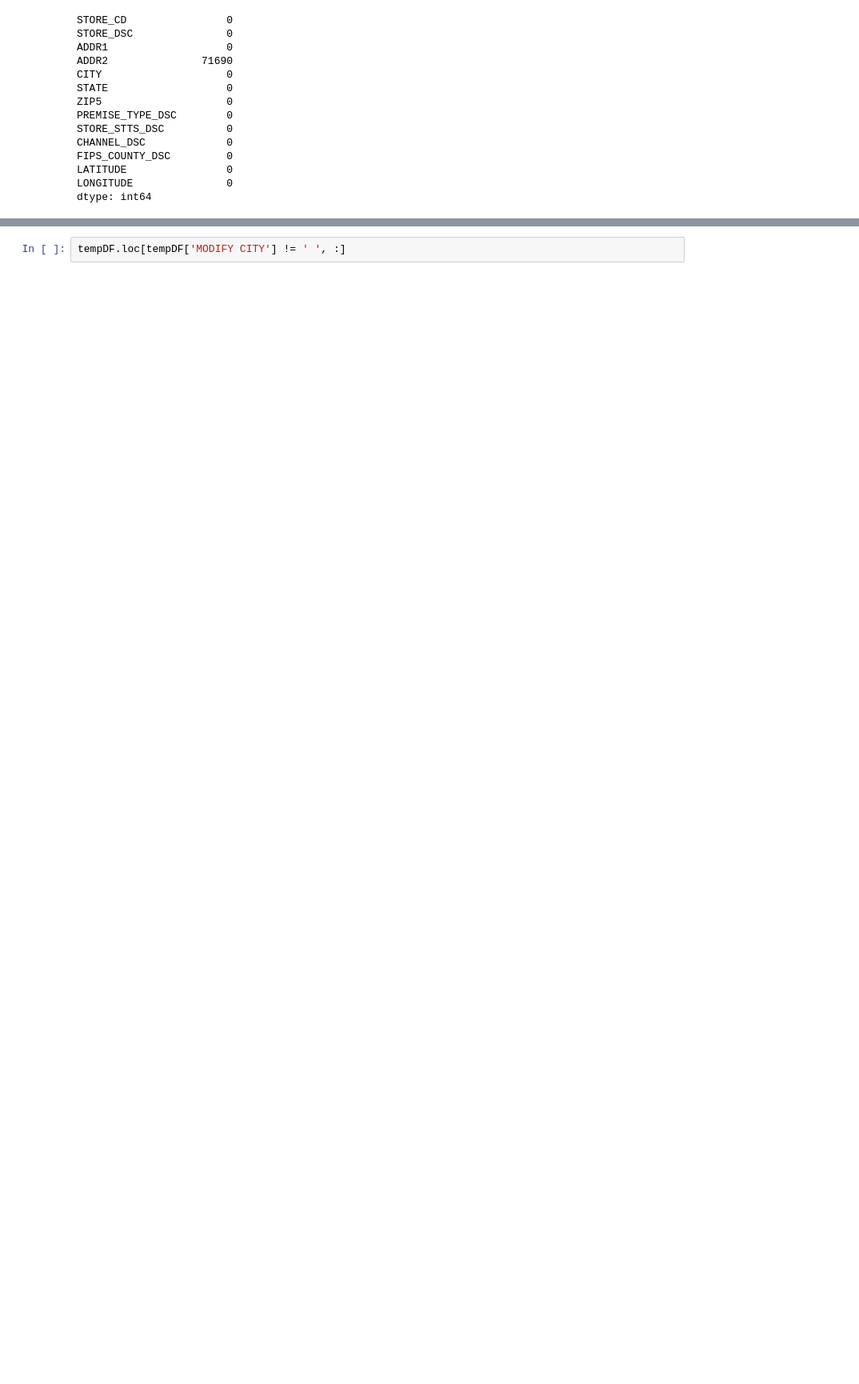
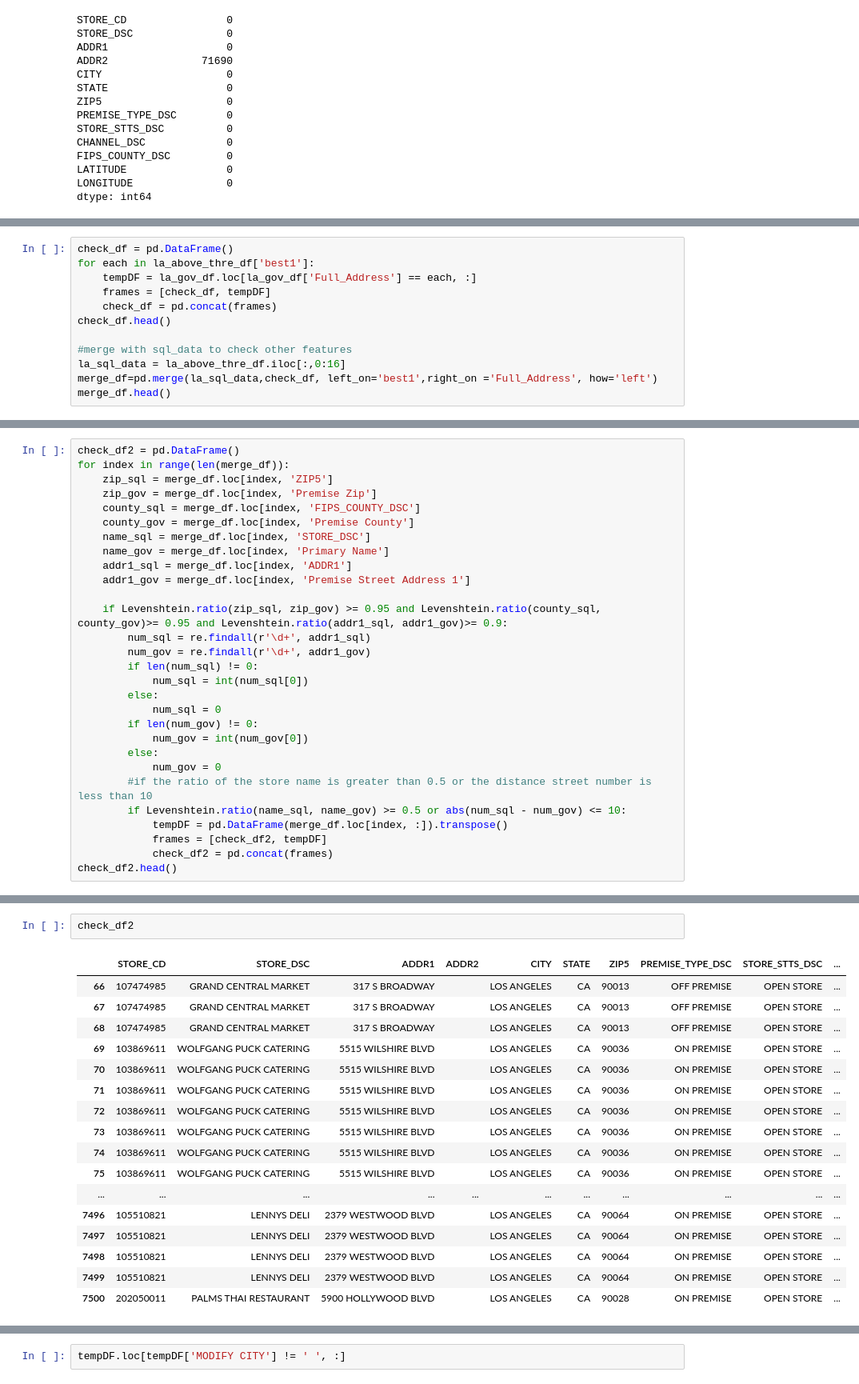
Before and after one commit to snowCbrands/1st_Repo, a Jupyter notebook: California LicenseV2.ipynb, the cells around one changed output, grey strips where cells are left out. Shown: that part at 80% size. Saved outputs shown, nothing was run; the diff lists cells and outputs as text; blank space fills up the shorter version.

```diff
--- a/California LicenseV2.ipynb
+++ b/California LicenseV2.ipynb
@@ -377,0 +804,12 @@ print(end-start)
+# %%
+check_df = pd.DataFrame()
+for each in la_above_thre_df['best1']:
+    tempDF = la_gov_df.loc[la_gov_df['Full_Address'] == each, :]
+    frames = [check_df, tempDF]
+    check_df = pd.concat(frames)
+check_df.head()
+
+#merge with sql_data to check other features
+la_sql_data = la_above_thre_df.iloc[:,0:16]
+merge_df=pd.merge(la_sql_data,check_df, left_on='best1',right_on ='Full_Address', how='left')
+merge_df.head()
@@ -377,0 +824,29 @@ print(end-start)
+# %%
+check_df2 = pd.DataFrame()
+for index in range(len(merge_df)):
+    zip_sql = merge_df.loc[index, 'ZIP5']
+    zip_gov = merge_df.loc[index, 'Premise Zip']
+    county_sql = merge_df.loc[index, 'FIPS_COUNTY_DSC']
+    county_gov = merge_df.loc[index, 'Premise County']
+    name_sql = merge_df.loc[index, 'STORE_DSC']
+    name_gov = merge_df.loc[index, 'Primary Name']
+    addr1_sql = merge_df.loc[index, 'ADDR1']
+    addr1_gov = merge_df.loc[index, 'Premise Street Address 1']
+
+    if Levenshtein.ratio(zip_sql, zip_gov) >= 0.95 and Levenshtein.ratio(county_sql, county_gov)>= 0.95 and Levenshtein.ratio(addr1_sql, addr1_gov)>= 0.9:
+        num_sql = re.findall(r'\d+', addr1_sql)
+        num_gov = re.findall(r'\d+', addr1_gov)
+        if len(num_sql) != 0:
+            num_sql = int(num_sql[0])
+        else:
+            num_sql = 0
+        if len(num_gov) != 0:
+            num_gov = int(num_gov[0])
+        else:
+            num_gov = 0
+        #if the ratio of the store name is greater than 0.5 or the distance street number is less than 10
+        if Levenshtein.ratio(name_sql, name_gov) >= 0.5 or abs(num_sql - num_gov) <= 10:
+            tempDF = pd.DataFrame(merge_df.loc[index, :]).transpose()
+            frames = [check_df2, tempDF]
+            check_df2 = pd.concat(frames)
+check_df2.head()
@@ -377,0 +866,20 @@ print(end-start)
+# %%
+check_df2
+# %% [output]
+|  | STORE_CD | STORE_DSC | ADDR1 | ADDR2 | CITY | STATE | ZIP5 | PREMISE_TYPE_DSC | STORE_STTS_DSC | ... |
+| 66 | 107474985 | GRAND CENTRAL MARKET | 317 S BROADWAY |  | LOS ANGELES | CA | 90013 | OFF PREMISE | OPEN STORE | ... |
+| 67 | 107474985 | GRAND CENTRAL MARKET | 317 S BROADWAY |  | LOS ANGELES | CA | 90013 | OFF PREMISE | OPEN STORE | ... |
+| 68 | 107474985 | GRAND CENTRAL MARKET | 317 S BROADWAY |  | LOS ANGELES | CA | 90013 | OFF PREMISE | OPEN STORE | ... |
+| 69 | 103869611 | WOLFGANG PUCK CATERING | 5515 WILSHIRE BLVD |  | LOS ANGELES | CA | 90036 | ON PREMISE | OPEN STORE | ... |
+| 70 | 103869611 | WOLFGANG PUCK CATERING | 5515 WILSHIRE BLVD |  | LOS ANGELES | CA | 90036 | ON PREMISE | OPEN STORE | ... |
+| 71 | 103869611 | WOLFGANG PUCK CATERING | 5515 WILSHIRE BLVD |  | LOS ANGELES | CA | 90036 | ON PREMISE | OPEN STORE | ... |
+| 72 | 103869611 | WOLFGANG PUCK CATERING | 5515 WILSHIRE BLVD |  | LOS ANGELES | CA | 90036 | ON PREMISE | OPEN STORE | ... |
+| 73 | 103869611 | WOLFGANG PUCK CATERING | 5515 WILSHIRE BLVD |  | LOS ANGELES | CA | 90036 | ON PREMISE | OPEN STORE | ... |
+| 74 | 103869611 | WOLFGANG PUCK CATERING | 5515 WILSHIRE BLVD |  | LOS ANGELES | CA | 90036 | ON PREMISE | OPEN STORE | ... |
+| 75 | 103869611 | WOLFGANG PUCK CATERING | 5515 WILSHIRE BLVD |  | LOS ANGELES | CA | 90036 | ON PREMISE | OPEN STORE | ... |
+| ... | ... | ... | ... | ... | ... | ... | ... | ... | ... | ... |
+| 7496 | 105510821 | LENNYS DELI | 2379 WESTWOOD BLVD |  | LOS ANGELES | CA | 90064 | ON PREMISE | OPEN STORE | ... |
+| 7497 | 105510821 | LENNYS DELI | 2379 WESTWOOD BLVD |  | LOS ANGELES | CA | 90064 | ON PREMISE | OPEN STORE | ... |
+| 7498 | 105510821 | LENNYS DELI | 2379 WESTWOOD BLVD |  | LOS ANGELES | CA | 90064 | ON PREMISE | OPEN STORE | ... |
+| 7499 | 105510821 | LENNYS DELI | 2379 WESTWOOD BLVD |  | LOS ANGELES | CA | 90064 | ON PREMISE | OPEN STORE | ... |
+| 7500 | 202050011 | PALMS THAI RESTAURANT | 5900 HOLLYWOOD BLVD |  | LOS ANGELES | CA | 90028 | ON PREMISE | OPEN STORE | ... |
```
Also changed, not shown: parts of 144 cells of this notebook.
